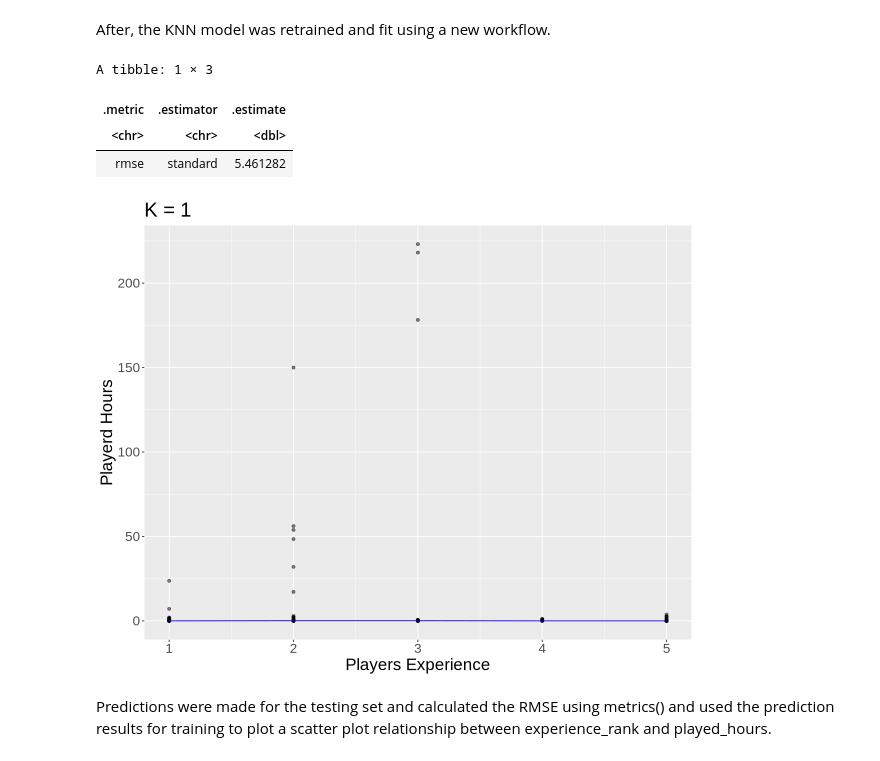
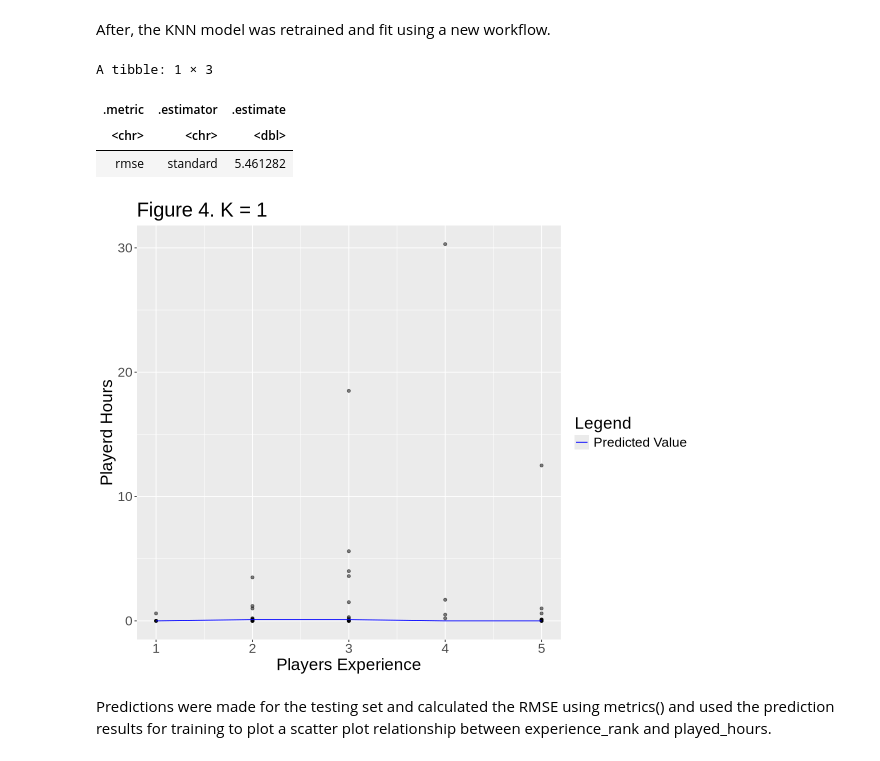
Before and after one commit to dzhen2023/dsci-100-2024w1-group-009-12, a Jupyter notebook: Report/Report.ipynb, the cells around one changed output. Drawn from its saved outputs; the diff is of its cells as text; code cells hidden in the pictures.

```diff
--- a/Report/Report.ipynb
+++ b/Report/Report.ipynb
@@ -95,11 +97,17 @@ We first create a scatter plot of  total hours played versus player age with exp
 # %%
+set.seed(411)
+
+split <- initial_split(tidy_plaicraft, prop = 0.75, strata = played_hours)
+training <- training(split)
+training
+
 options(repr.plot.height = 12, repr.plot.width = 12)
-age_plot <- tidy_plaicraft |>
+age_plot <- training |>
    ggplot(aes(x = age, y = played_hours, colour = experience, shape = experience)) +
    geom_point() +
    labs(x = "Player Age",
     	y = "Total Hours Played",
-    	title = "Player Age versus Total Hours Played",
+    	title = "Figure 1. Player Age versus Total Hours Played",
         colour = "Experience of Player",
         shape = "Experience of Player") +
    theme(text = element_text(size = 16))
@@ -446,8 +464,8 @@ players_rmse <- players_best_fit |>
   filter(.metric == "rmse")
 
 players_preds <- players_best_fit |>
-   predict(players_training) |>
-   bind_cols(players_training)
+   predict(players_testing) |>
+   bind_cols(players_testing)
 
 players_preds
 # %% [output]
@@ -472,24 +486,24 @@ A tibble: 146 × 4
 # %% [markdown]
 After, the KNN model was retrained and fit using a new workflow.
 # %%
+options(repr.plot.width = 10, repr.plot.height = 8)
 players_plot <- players_preds |>
   ggplot(aes(x = experience_rank, y = played_hours)) +
   geom_point(alpha = 0.5) +
-  geom_line(data = players_preds, mapping = aes(x = experience_rank, y = .pred),
-            color = "blue") +
+  geom_line(data = players_preds, mapping = aes(x = experience_rank, y = .pred, colour = "Predicted Value")) +
+  scale_color_manual(name = "Legend", values = c("Predicted Value" = "blue")) +
   labs(x = "Players Experience",
        y = "Playerd Hours") +
-   ggtitle(paste0("K = ", players_min)) +
+   ggtitle(paste0("Figure 4. K = ", players_min)) +
   theme(text = element_text(size = 20))
-options(repr.plot.width = 10, repr.plot.height = 8)
  players_plot
 players_rmse
 # %% [output]
 A tibble: 1 × 3
 | .metric | .estimator | .estimate |
 | <chr> | <chr> | <dbl> |
 | rmse | standard | 5.461282 |
-[figure, old version]
+[figure, new version]
 # %% [markdown]
 Predictions were made for the testing set and calculated the RMSE using metrics() and used the prediction results for training to plot a scatter plot relationship between experience_rank and played_hours.
 # %% [markdown]
```
Also changed, not shown: parts of 20 cells of this notebook.
